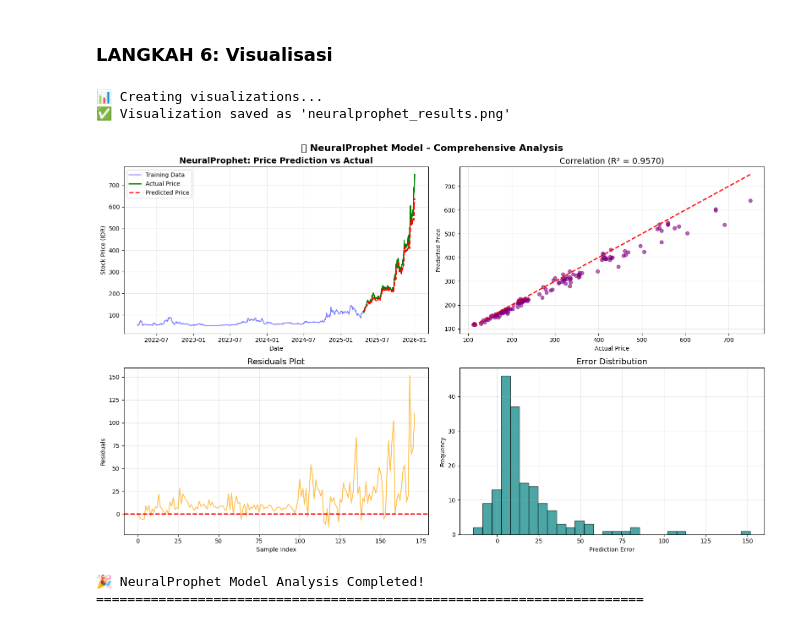
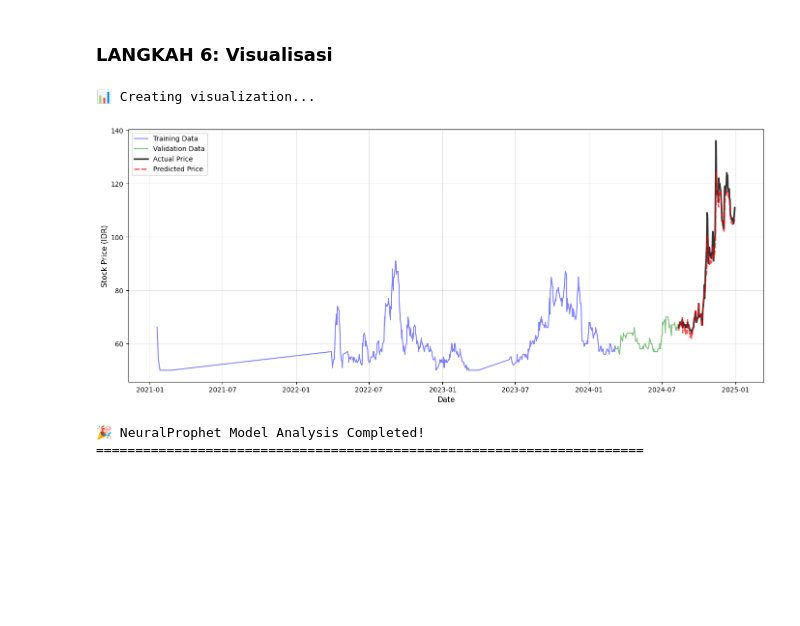
Before and after one commit to jasondaxilia/skripsi, a Jupyter notebook: artifacts/notebooks/model_neuralprophet.ipynb, the cells around one changed output. Cells and saved outputs as stored; diff of their text form; code cells hidden in the pictures; blank space fills up the shorter version.

```diff
--- a/artifacts/notebooks/model_neuralprophet.ipynb
+++ b/artifacts/notebooks/model_neuralprophet.ipynb
@@ -85,7 +88,7 @@ def create_features(df):
 # %%
 print("\n📥 Downloading stock data...")
 # Kita ambil strukturnya agar aman
-data_raw = yf.download(emiten + '.JK',period="5y",interval="1d", progress=False)
+data_raw = yf.download(emiten + '.JK', start='2020-01-01', end='2025-01-01', progress=False)
 
 # --- FIX STRUKTUR DATA YFINANCE ---
 # Jika MultiIndex (ada level Ticker), kita buang level Tickernya
@@ -151,6 +158,7 @@ print("\n⚖️  Normalizing technical features (same as Prophet)...")
 
 # Gunakan .copy() untuk menghindari warning
 train_df_scaled = train_df.copy()
+val_df_scaled = val_df.copy()
 test_df_scaled = test_df.copy()
 
 scaler = MinMaxScaler()
@@ -158,10 +166,12 @@ scaler = MinMaxScaler()
 # Hanya normalisasi kolom FITUR (regressors), JANGAN normalisasi 'y' (Target)
 # Fit pada training, transform pada training & testing (SAMA SEPERTI PROPHET)
 train_df_scaled[selected_features] = scaler.fit_transform(train_df[selected_features])
+val_df_scaled[selected_features] = scaler.transform(val_df[selected_features])
 test_df_scaled[selected_features] = scaler.transform(test_df[selected_features])
 
-# Update train_df dan test_df dengan versi yang sudah di-scale
+# Update train_df, val_df, dan test_df dengan versi yang sudah di-scale
 train_df = train_df_scaled
+val_df = val_df_scaled
 test_df = test_df_scaled
 
 print("✅ Features scaled to 0-1 range (same as Prophet)")
@@ -293,8 +290,13 @@ forecast_test = model.predict(test_df)
 reconstructed_prices = forecast_test['yhat1'].values
 
 # Harga aktual dari data asli
-original_train_size = len(train_df) + (len(data_featured) - len(df_model_ready))
-y_test_actual = data_featured['Close'].iloc[original_train_size:].values
+# offset antara data_featured dan df_model_ready (karena dropna)
+offset = len(data_featured) - len(df_model_ready)
+original_train_size = train_size + offset       # akhir training di data_featured
+original_test_start = original_train_size + val_size  # akhir val = awal test di data_featured
+
+# Hanya ambil slice TEST (bukan val+test)
+y_test_actual = data_featured['Close'].iloc[original_test_start:].values
 
 # Pastikan ukuran sama
 min_len = min(len(reconstructed_prices), len(y_test_actual))
@@ -396,64 +398,33 @@ DA    : 54.39%
 # %% [markdown]
 ### LANGKAH 6: Visualisasi
 # %%
-print("\n📊 Creating visualizations...")
-fig, axes = plt.subplots(2, 2, figsize=(16, 10))
+print("\n📊 Creating visualization...")
 
-# Plot 1: Time Series
-ax1 = axes[0, 0]
+fig, ax1 = plt.subplots(figsize=(14, 6))
+
 train_dates = data_featured['Date'].iloc[:original_train_size]
 train_prices = data_featured['Close'].iloc[:original_train_size]
-test_dates = data_featured['Date'].iloc[original_train_size:]
+val_dates = data_featured['Date'].iloc[original_train_size:original_test_start]
+val_prices = data_featured['Close'].iloc[original_train_size:original_test_start]
+test_dates = data_featured['Date'].iloc[original_test_start:original_test_start + len(y_test_actual)].values
 
 ax1.plot(train_dates, train_prices, label='Training Data', color='blue', alpha=0.5)
-ax1.plot(test_dates, y_test_actual, label='Actual Price', color='green', linewidth=2)
+ax1.plot(val_dates, val_prices, label='Validation Data', color='green', alpha=0.5)
+ax1.plot(test_dates, y_test_actual, label='Actual Price', color='black', linewidth=2.5, alpha=0.8)
 ax1.plot(test_dates, reconstructed_prices, label='Predicted Price',
-         color='red', linestyle='--', linewidth=2)
-ax1.set_title("NeuralProphet: Price Prediction vs Actual", fontsize=14, fontweight='bold')
-ax1.set_xlabel("Date")
-ax1.set_ylabel("Stock Price (IDR)")
-ax1.legend()
+         color='red', linestyle='--', linewidth=2, alpha=0.7)
+ax1.set_xlabel('Date', fontsize=11)
+ax1.set_ylabel('Stock Price (IDR)', fontsize=11)
+ax1.legend(loc='best', fontsize=10)
 ax1.grid(True, alpha=0.3)
 
-# Plot 2: Scatter
-ax2 = axes[0, 1]
-ax2.scatter(y_test_actual, reconstructed_prices, alpha=0.6, color='purple')
-ax2.plot([y_test_actual.min(), y_test_actual.max()],
-         [y_test_actual.min(), y_test_actual.max()], 'r--', lw=2)
-ax2.set_xlabel('Actual Price')
-ax2.set_ylabel('Predicted Price')
-ax2.set_title(f'Correlation (R² = {r2_raw:.4f})', fontsize=14)
-ax2.grid(True, alpha=0.3)
-
-# Plot 3: Residuals
-ax3 = axes[1, 0]
-residuals = y_test_actual - reconstructed_prices
-ax3.plot(residuals, color='orange', alpha=0.7)
-ax3.axhline(y=0, color='red', linestyle='--', linewidth=2)
-ax3.set_title('Residuals Plot', fontsize=14)
-ax3.set_xlabel('Sample Index')
-ax3.set_ylabel('Residuals')
-ax3.grid(True, alpha=0.3)
-
-# Plot 4: Error Distribution
-ax4 = axes[1, 1]
-ax4.hist(residuals, bins=30, alpha=0.7, color='teal', edgecolor='black')
-ax4.set_title('Error Distribution', fontsize=14)
-ax4.set_xlabel('Prediction Error')
-ax4.set_ylabel('Frequency')
-ax4.grid(True, alpha=0.3)
-
-plt.suptitle('📈 NeuralProphet Model - Comprehensive Analysis', fontsize=16, fontweight='bold')
 plt.tight_layout()
-# plt.savefig('neuralprophet_results.png', dpi=300, bbox_inches='tight')
-print("✅ Visualization saved as 'neuralprophet_results.png'")
 plt.show()
 
 print("\n🎉 NeuralProphet Model Analysis Completed!")
 print("="*70)
 # %% [output]
-📊 Creating visualizations...
-✅ Visualization saved as 'neuralprophet_results.png'
+📊 Creating visualization...
-[figure, old version]
+[figure, new version]
 🎉 NeuralProphet Model Analysis Completed!
 ======================================================================
```
Also changed, not shown: parts of 10 cells of this notebook, 13 other files.
